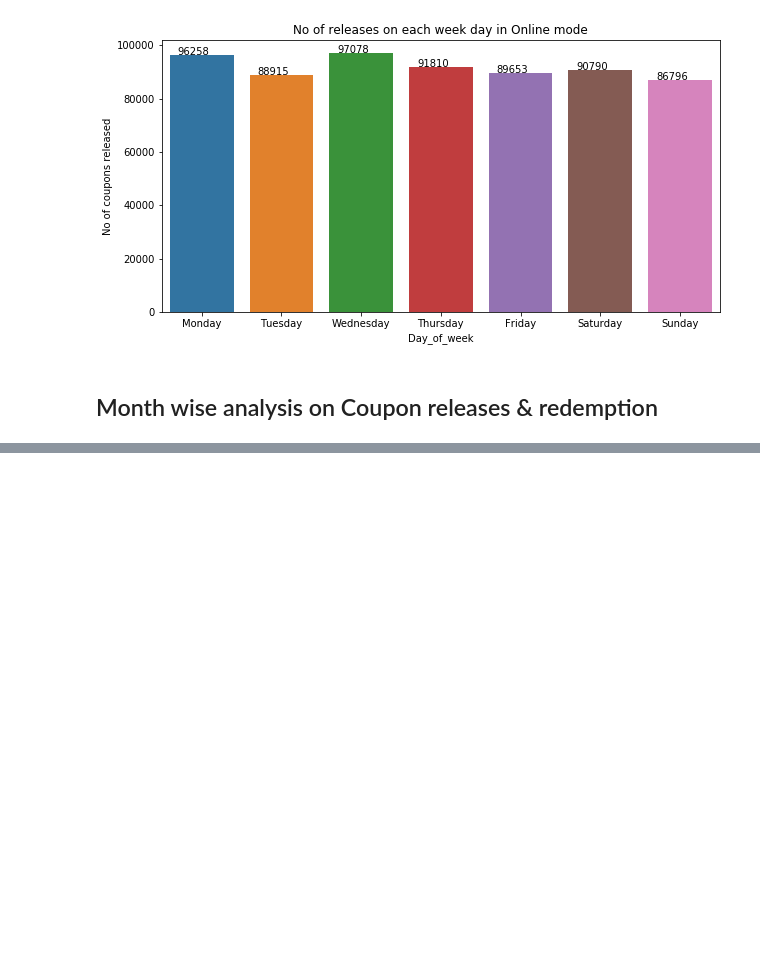
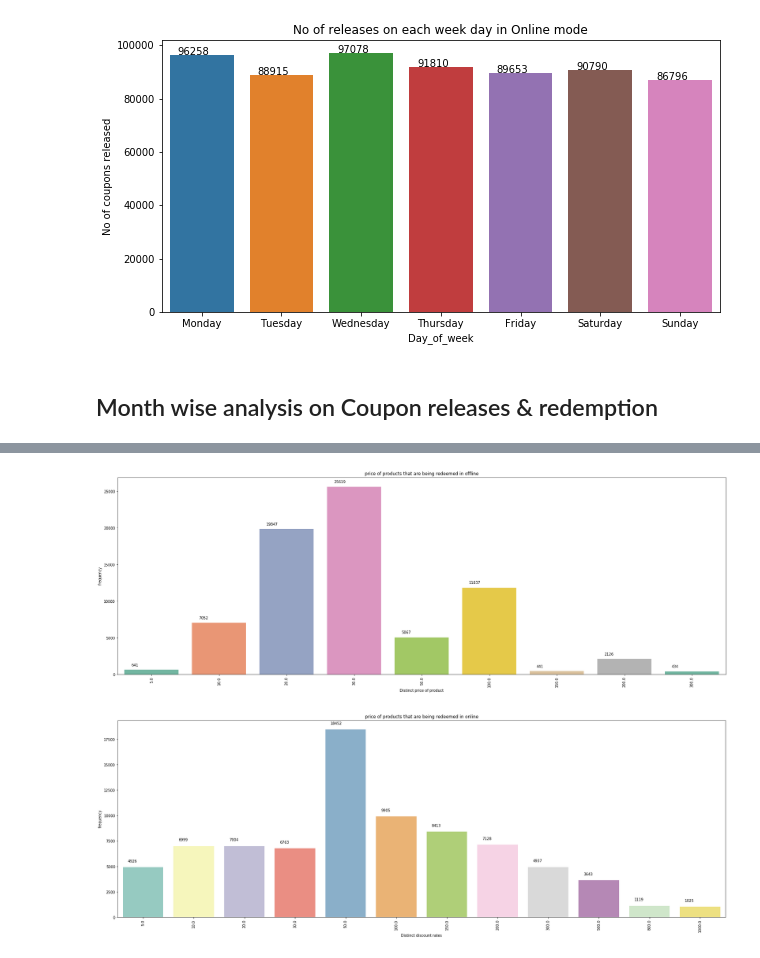
Before and after one commit to sinha-pulaks/O2O-coupon-redemption, a Jupyter notebook: O2O_coupon_prediction.ipynb, the cells around one changed output, grey strips where cells are left out. Cells and saved outputs as stored; diff of their text form; code cells hidden in the pictures; blank space fills up the shorter version.

```diff
--- a/O2O_coupon_prediction.ipynb
+++ b/O2O_coupon_prediction.ipynb
@@ -3242,0 +3535,50 @@ plt.show()
+# %%
+#offline releases
+plt.figure(figsize=(30,10))
+ax=sns.countplot(df_off_dis[df_off_dis["Date"].isna()==False].Original_Price,palette='Set2')
+for p in ax.patches:
+       ax.annotate('{:.0f}'.format(p.get_height()), (p.get_x()+0.1, p.get_height()+500))
+ax.set_xticklabels(ax.get_xticklabels(),rotation=90)
+def change_width(ax, new_value) :
+    for patch in ax.patches :
+        current_width = patch.get_width()
+        diff = current_width - new_value
+
+        # we change the bar width
+        patch.set_width(new_value)
+
+        # we recenter the bar
+        patch.set_x(patch.get_x() + diff * .5)
+
+change_width(ax, 0.8)
+plt.ylabel("frequency")
+plt.xlabel("Distinct price of product")
+plt.title("price of products that are being redeemed in offline")
+plt.show()
+
+
+#online releases
+plt.figure(figsize=(30,10))
+ax=sns.countplot(df_on_dis[df_on_dis["Date"].isna()==False].Original_Price,palette='Set3')
+for p in ax.patches:
+       ax.annotate('{:.0f}'.format(p.get_height()), (p.get_x()+0.1, p.get_height()+500))
+ax.set_xticklabels(ax.get_xticklabels(),rotation=90)
+def change_width(ax, new_value) :
+    for patch in ax.patches :
+        current_width = patch.get_width()
+        diff = current_width - new_value
+
+        # we change the bar width
+        patch.set_width(new_value)
+
+        # we recenter the bar
+        patch.set_x(patch.get_x() + diff * .5)
+
+change_width(ax, 0.8)
+plt.ylabel("frequency")
+plt.xlabel("Distinct discount rates")
+plt.title("price of products that are being redeemed in online")
+plt.show()
+# %% [output]
+[figure, added]
+[figure, added]
```
Also changed, not shown: parts of 8 cells of this notebook.
